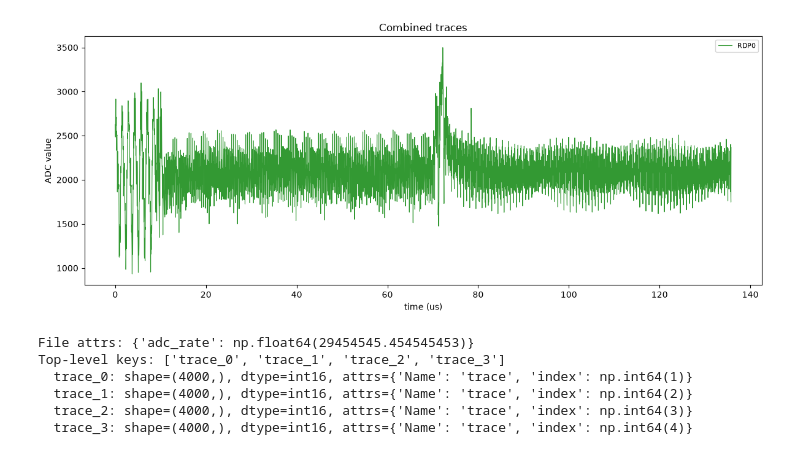
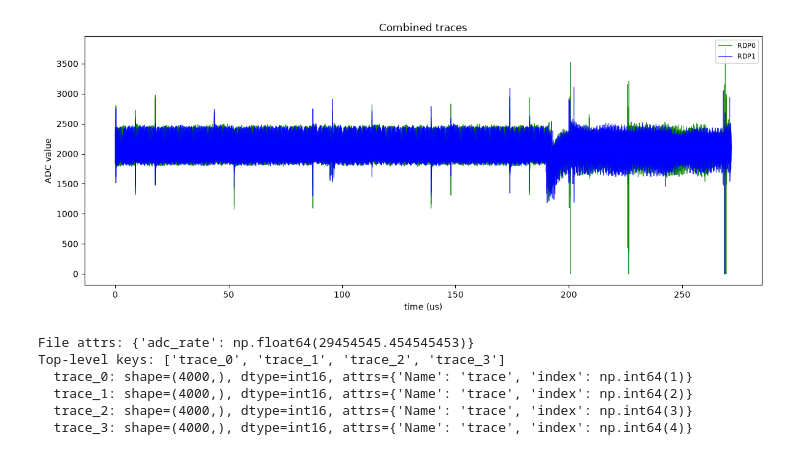
Before and after one commit to peter-hoch/chipwhisperer-jupyter, a Jupyter notebook: peters/PlotTraces.ipynb, the cells around one changed output. Cells and saved outputs as stored; diff of their text form; code cells hidden in the pictures.

```diff
--- a/peters/PlotTraces.ipynb
+++ b/peters/PlotTraces.ipynb
@@ -1,17 +1,19 @@
 # %%
 %run ./LoadSaveTraces.ipynb
 
+fig, ax = plt.subplots(figsize=(12, 5))
+
 traces, metas, adc_rate, unit = load_matching('rdp0.h5', lambda a: True)
-fig, ax = plt.subplots(figsize=(12, 5))
 plot_traces_by_color_field(traces, metas, adc_rate=adc_rate, unit=unit, ax=ax, show=False)
 
-
+traces, metas, adc_rate, unit = load_matching('rdp1.h5', lambda a: True)
+plot_traces_by_color_field(traces, metas, adc_rate=adc_rate, unit=unit, ax=ax, show=False)
 
 ax.set_title("Combined traces")
 plt.tight_layout()
 plt.show()
 # %% [output]
-[figure, old version]
+[figure, new version]
 # %%
 with h5py.File('test_traces.h5', 'r') as f:
     print("File attrs:", dict(f.attrs))
```
Also changed, not shown: 10 other files.
